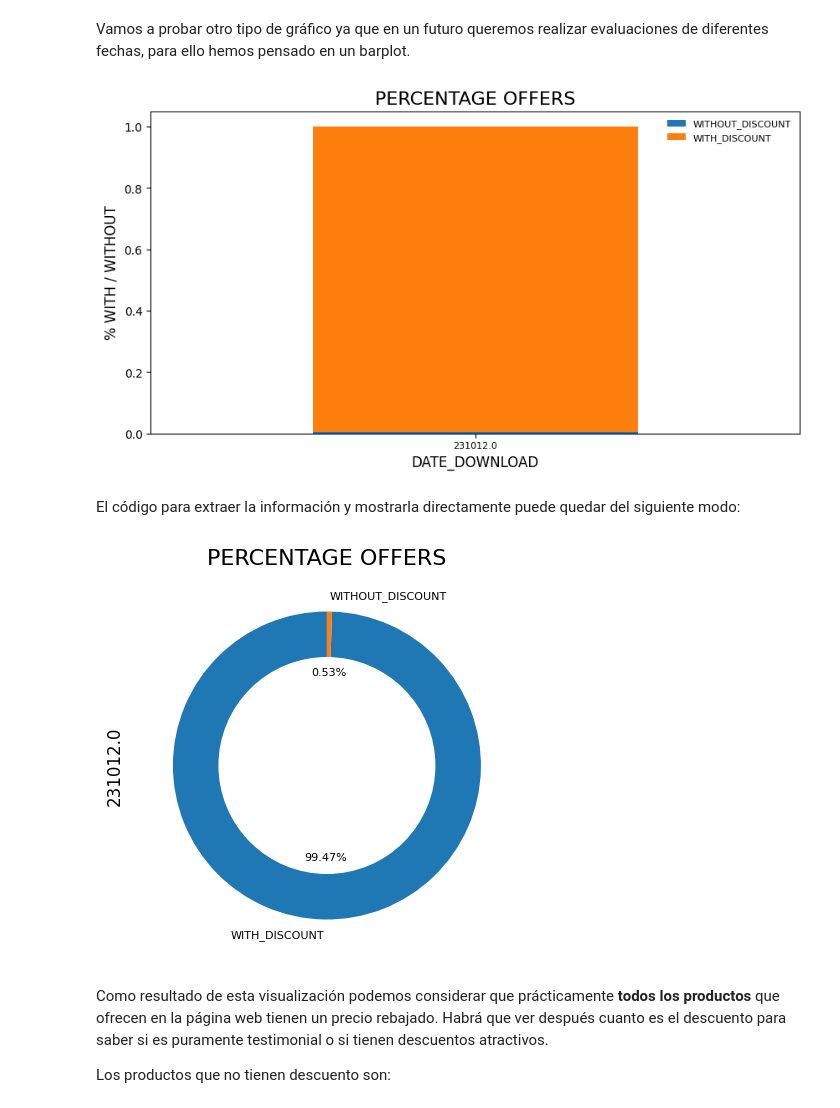
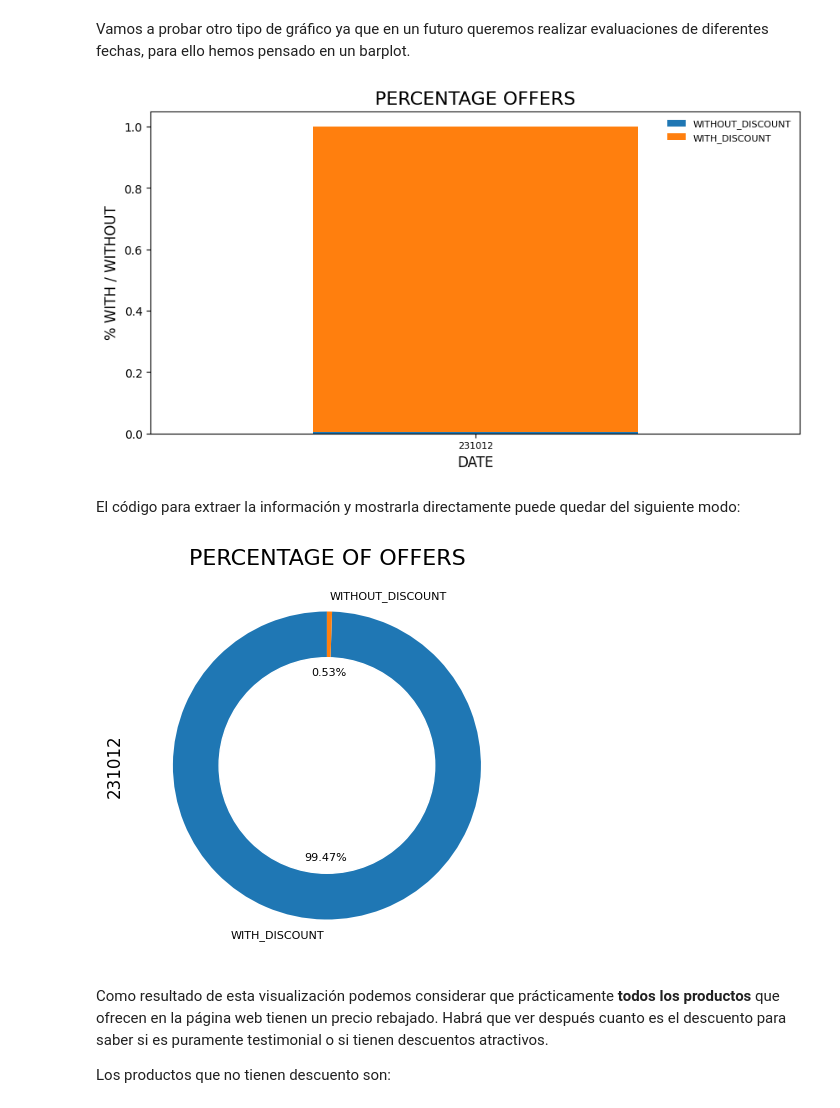
Before and after one commit to 75Engel/Proyecto_tienda_online, a Jupyter notebook: src/Notebook/03_sql.ipynb, the cells around one changed output. Cells and saved outputs as stored; diff of their text form; code cells hidden in the pictures.

```diff
--- a/src/Notebook/03_sql.ipynb
+++ b/src/Notebook/03_sql.ipynb
@@ -458,54 +458,54 @@ p.gca().add_artist(my_circle);
 # %% [markdown]
 Vamos a probar otro tipo de gráfico ya que en un futuro queremos realizar evaluaciones de diferentes fechas, para ello hemos pensado en un barplot.
 # %%
-data = discount_df.groupby('DATE_DOWNLOAD')['WITH_DISCOUNT'].value_counts(normalize=True).unstack().fillna(0)         # Realizamos una pequeña modificación para adecuarla visualizacióon de los datos.
+data = discount_df.groupby('DATE')['WITH_DISCOUNT'].value_counts(normalize=True).unstack().fillna(0)         # Realizamos una pequeña modificación para adecuarla visualizacióon de los datos.
 
 ax = data.plot(kind='bar', stacked=True, figsize=(10, 5))
 plt.title("PERCENTAGE OFFERS", fontsize=16)
-plt.xlabel("DATE_DOWNLOAD",fontsize=12)
+plt.xlabel("DATE",fontsize=12)
 plt.ylabel("% WITH / WITHOUT",fontsize=12)
 plt.xticks(rotation=0,fontsize=8)
 ax.legend(['WITHOUT_DISCOUNT', 'WITH_DISCOUNT'], loc='upper right',frameon=False,fontsize=8);
 # %% [output]
-[figure, old version]
+[figure, new version]
 # %% [markdown]
 El código para extraer la información y mostrarla directamente puede quedar del siguiente modo:
 # %%
 plt.figure(figsize=(10,5))
-plt.title("PERCENTAGE OFFERS", fontsize=16)
+plt.title("PERCENTAGE OF OFFERS", fontsize=16)
 
 label=['WITH_DISCOUNT','WITHOUT_DISCOUNT']                                  # Definimos los nombres de las labels
 
 '''Definimos un pieplot en blanco para dejar solo una circunferencia de la estrechez indicada'''
 e=0.7
 my_circle=plt.Circle( (0,0), e, color='white')
 
-query='''SELECT PRODUCT.PRODUCT AS NAME, DATE_DOWNLOAD, REGULAR_PRICE,
+query='''SELECT PRODUCT.PRODUCT AS NAME, CAST(DATE_DOWNLOAD as INT) as DATE, REGULAR_PRICE,
 [DISCOUNT_PRICE]-[REGULAR_PRICE] AS DISCOUNT,
 ABS([DISCOUNT_PRICE]-[REGULAR_PRICE])/[REGULAR_PRICE]*100 as PERCENTUAL_DISCOUNT,
 CASE WHEN [DISCOUNT_PRICE] = [REGULAR_PRICE] THEN 0 ELSE 1 END AS WITH_DISCOUNT
 FROM PRICES  JOIN PRODUCT ON PRODUCT.ID=PRICES.ID_PRODUCT
 ORDER BY DISCOUNT DESC'''                                                        # Realizamos esta ordenación para verificar que no hay un producto que haya subido el precio
 discount_df=f.sql_query(query,cursor)
 
-data = discount_df.groupby(['DATE_DOWNLOAD'])["WITH_DISCOUNT"].value_counts()
+data = discount_df.groupby(['DATE'])["WITH_DISCOUNT"].value_counts()
 
 plt.pie(data.values,
         labels=label,
         autopct='%1.2f%%',
         textprops={'fontsize': 8},
         startangle=90, counterclock=True)
 
 plt.ylabel(data.index[0][0],fontsize=12)
 plt.yticks()
 plt.xticks(rotation=90)
 p=plt.gcf()
 p.gca().add_artist(my_circle)
 file=str('\Resources/Graphics/Percentage_offers')
 folder+file
 plt.savefig(folder+file);
 # %% [output]
-[figure, old version]
+[figure, new version]
 # %% [markdown]
 Como resultado de esta visualización podemos considerar que prácticamente **todos los productos** que ofrecen en la página web tienen un precio rebajado.
 Habrá que ver después cuanto es el descuento para saber si es puramente testimonial o si tienen descuentos atractivos.
```
Also changed, not shown: parts of 30 cells of this notebook, 13 other files.
